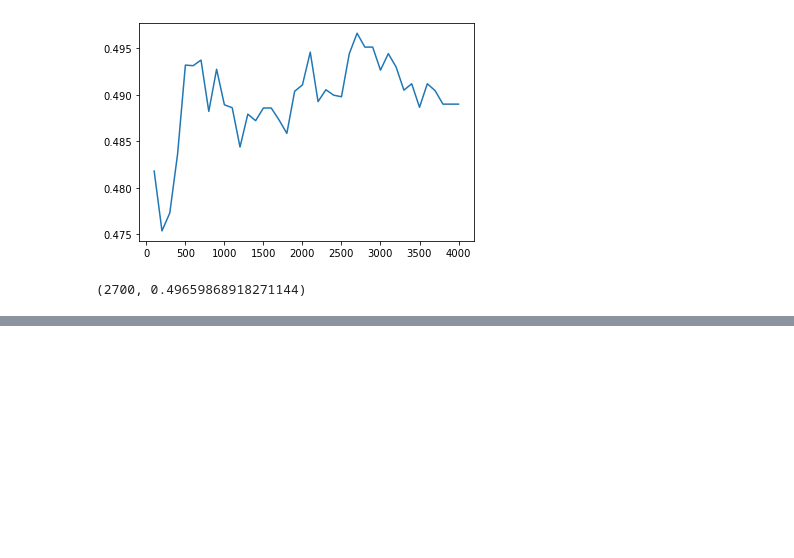
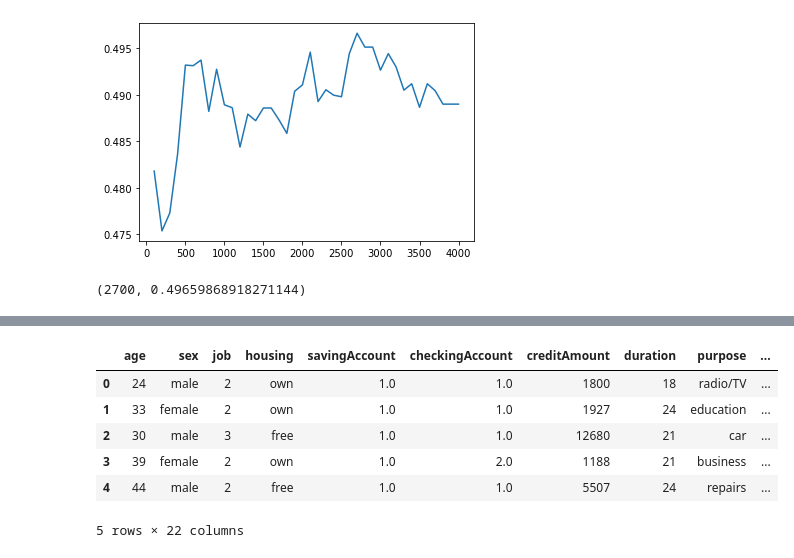
Before and after one commit to fbarth/ml-course, a Jupyter notebook: scripts/python/2020_german_credit/pipeline_BalancedRandomForest.ipynb, the cells around one changed output, grey strips where cells are left out. Saved outputs shown, nothing was run; the diff lists cells and outputs as text; code cells hidden in the pictures; blank space fills up the shorter version.

```diff
--- a/scripts/python/2020_german_credit/pipeline_BalancedRandomForest.ipynb
+++ b/scripts/python/2020_german_credit/pipeline_BalancedRandomForest.ipynb
@@ -150,0 +192,29 @@ weighted avg       0.68      0.61      0.63       900
+# %%
+y_validacao = validacao['risk']
+validacao = validacao.drop(columns=['risk'])
+# %%
+cleanup_nums = {"savingAccount":
+                {"little": 1, "moderate": 2, "quite rich": 3, "rich": 4}
+               }
+validacao.replace(cleanup_nums, inplace=True)
+
+cleanup_nums = {"checkingAccount":
+                {"little": 1, "moderate": 2, "quite rich": 3, "rich": 4}
+               }
+validacao.replace(cleanup_nums, inplace=True)
+
+validacao_attr = pd.get_dummies(validacao[['sex','housing','purpose']], prefix=['sex','housing','purpose'])
+
+validacao = pd.concat([validacao, validacao_attr], axis=1)
+
+validacao = validacao.fillna(1)
+
+validacao.head()
+# %% [output]
+|  | age | sex | job | housing | savingAccount | checkingAccount | creditAmount | duration | purpose | ... |
+| 0 | 24 | male | 2 | own | 1.0 | 1.0 | 1800 | 18 | radio/TV | ... |
+| 1 | 33 | female | 2 | own | 1.0 | 1.0 | 1927 | 24 | education | ... |
+| 2 | 30 | male | 3 | free | 1.0 | 1.0 | 12680 | 21 | car | ... |
+| 3 | 39 | female | 2 | own | 1.0 | 2.0 | 1188 | 21 | business | ... |
+| 4 | 44 | male | 2 | free | 1.0 | 1.0 | 5507 | 24 | repairs | ... |
+5 rows × 22 columns
```
Also changed, not shown: parts of 21 cells of this notebook, 2 other files.
